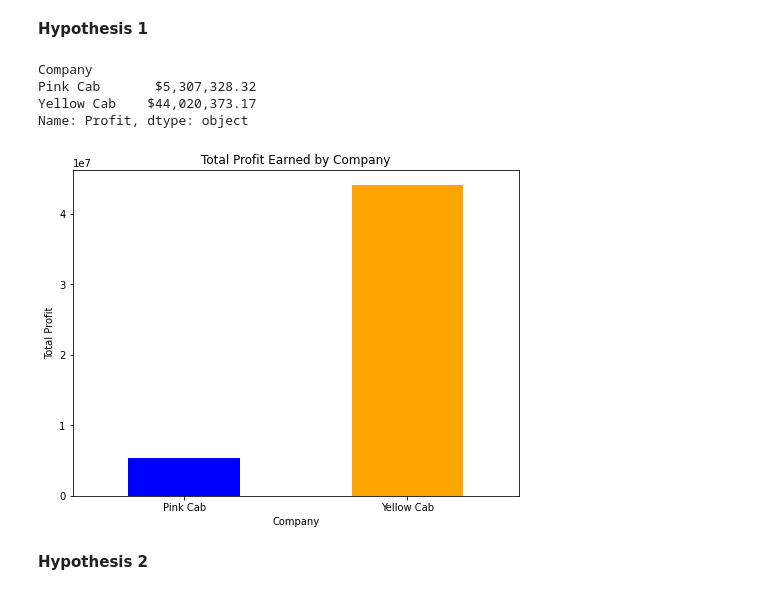
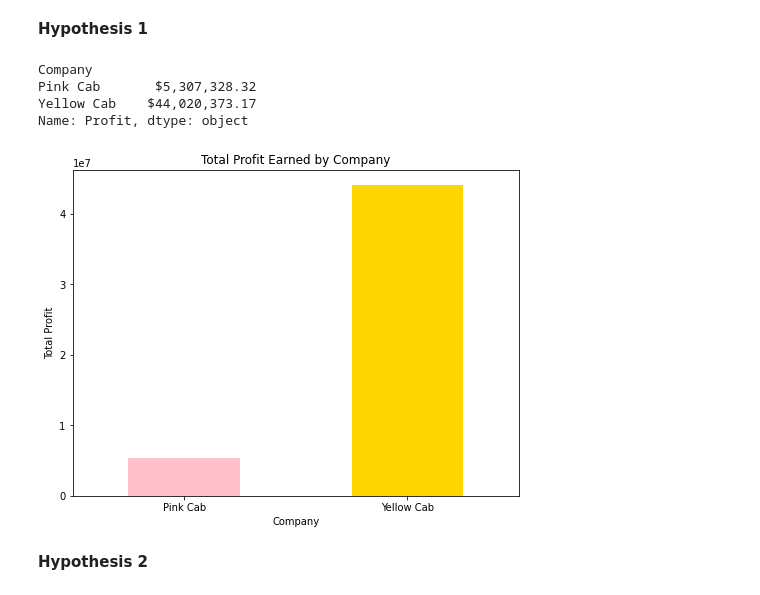
Before and after one commit to ErnestCodeHub/Data-Glacier-Internship, a Jupyter notebook: Week 2/EDA notebook_v2.ipynb, the cells around one changed output. Drawn from its saved outputs; the diff is of its cells as text; code cells hidden in the pictures.

```diff
--- a/Week 2/EDA notebook_v2.ipynb
+++ b/Week 2/EDA notebook_v2.ipynb
@@ -311,27 +318,27 @@ len(master_data["City"].unique())
 # %%
 #Hypothesis: One company will have be a bigger market player than another
 #Rational: Knowing which company would be a better investment in terms of profit generation
 #Outcome: Yellow Cab earned approximately 8.3 times more than Pink Cab
 
 profit_by_company = master_data.groupby('Company')['Profit'].sum()
 formatted_profit = profit_by_company.apply(lambda x: "${:,.2f}".format(x))
 print(formatted_profit)
 
 
 # Plotting the total profit by company
 colors = ['blue', 'orange']
-profit_by_company.plot(kind='bar', figsize=(8, 6), color = colors)
+profit_by_company.plot(kind='bar', figsize=(8, 6), color=['pink', 'gold'])
 plt.title('Total Profit Earned by Company')
 plt.xlabel('Company')
 plt.ylabel('Total Profit')
 plt.xticks(rotation=0)
 plt.show()
 # %% [output]
 Company
 Pink Cab       $5,307,328.32
 Yellow Cab    $44,020,373.17
 Name: Profit, dtype: object
-[figure, old version]
+[figure, new version]
 # %% [markdown]
 **Hypothesis 2**
 # %%
```
Also changed, not shown: parts of 8 cells of this notebook.
